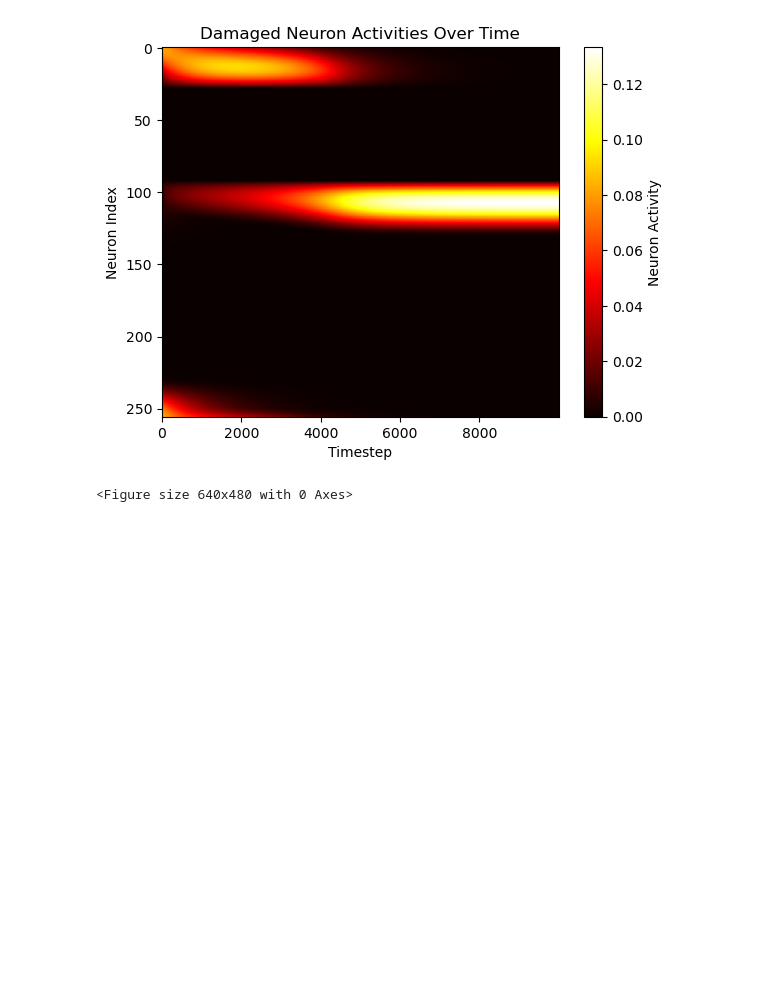
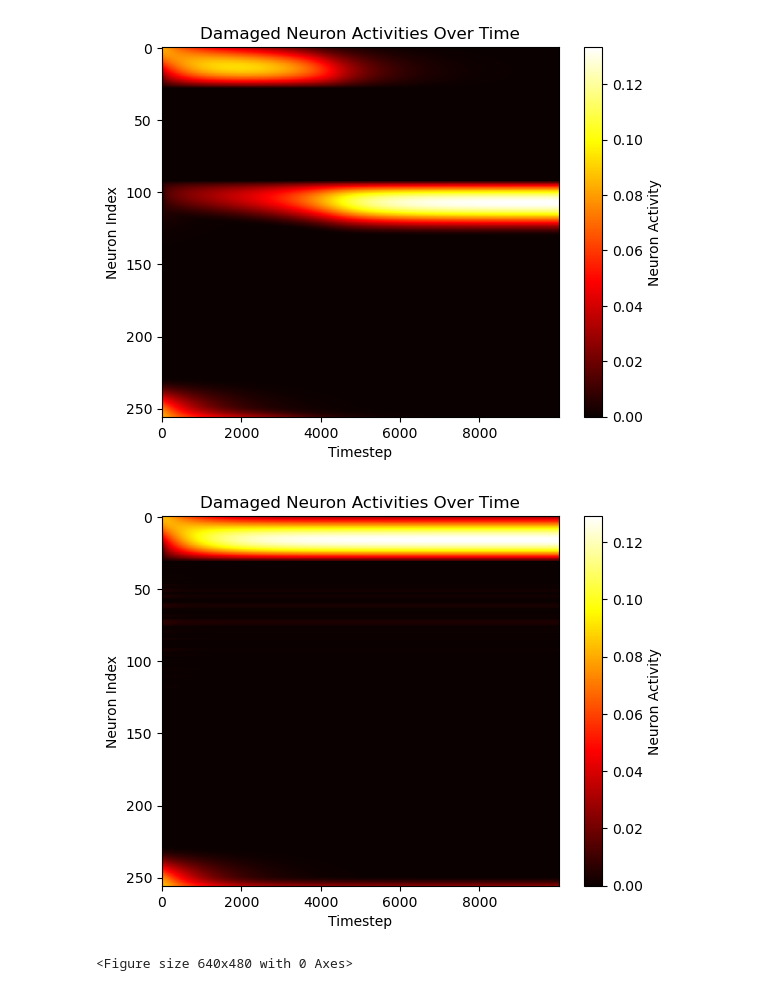
Before and after one commit to CEBangu/RingAttractor, a Jupyter notebook: ring_attractor/plotting.ipynb, the cells around one changed output. Cells and saved outputs as stored; diff of their text form; code cells hidden in the pictures; blank space fills up the shorter version.

Commit message:
random ablation added

```diff
--- a/ring_attractor/plotting.ipynb
+++ b/ring_attractor/plotting.ipynb
@@ -101,6 +101,19 @@ plt.title("Damaged Neuron Activities Over Time")
 plt.show()
 # %% [output]
 [figure]
+# %%
+# Load neuron activity data
+data3 = np.loadtxt("/Users/ciprianbangu/Cogmaster/S3/Theoretical Neuroscience/presentation/RingAttractor/ring_attractor/build/src/single_run_random_damage_activity.dat")
+
+# Plot neuron activity over time
+plt.imshow(data3.T, aspect="auto", cmap="hot")
+plt.colorbar(label="Neuron Activity")
+plt.xlabel("Timestep")
+plt.ylabel("Neuron Index")
+plt.title("Damaged Neuron Activities Over Time")
+plt.show()
+# %% [output]
+[figure, added]
 # %%
 from matplotlib.animation import FFMpegWriter
 
```
Also changed, not shown: parts of 1 cell of this notebook, 4 other files.
